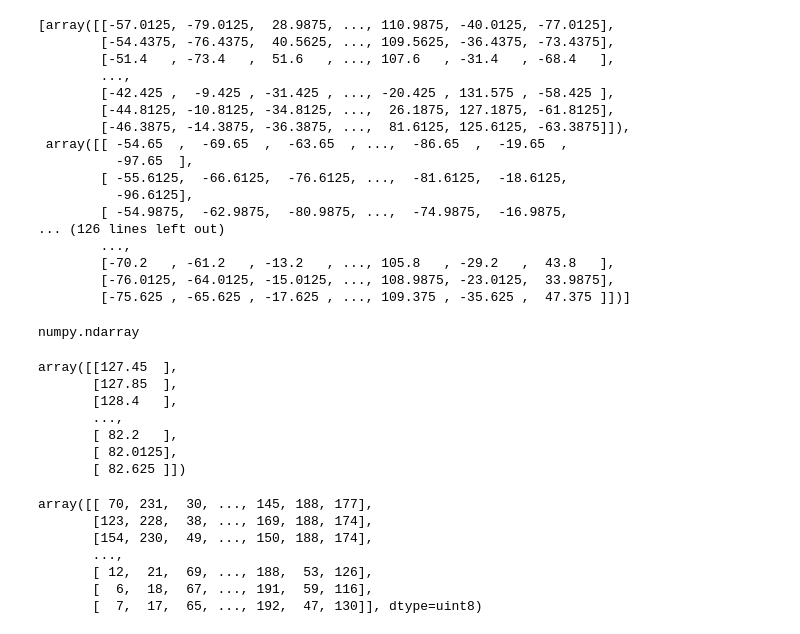
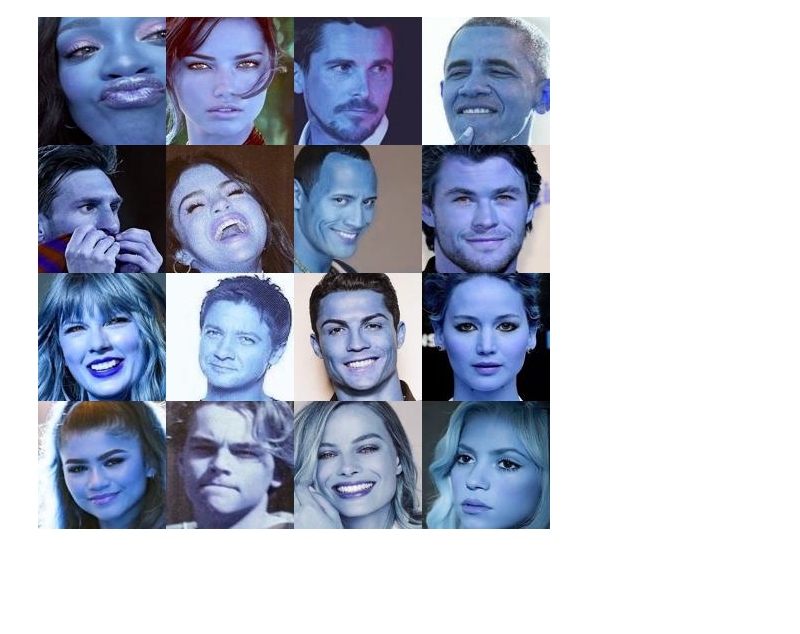
Before and after one commit to NatalTiger26/Digital-Attendence, a Jupyter notebook: Shreya.ipynb, the cells around one changed output. Saved outputs shown, nothing was run; the diff lists cells and outputs as text; code cells hidden in the pictures; blank space fills up the shorter version.

```diff
--- a/Shreya.ipynb
+++ b/Shreya.ipynb
@@ -299,47 +136,25 @@ distance_test("Chris.jpeg")
  ['Selena Gomez', 11511.113501748358],
  ['Adriana Lima', 12038.3014644721],
  ['Rihanna', 12140.37584946291]]
-# %%
-normalized_face_vector
-# %% [output]
-[array([[-57.0125, -79.0125,  28.9875, ..., 110.9875, -40.0125, -77.0125],
-        [-54.4375, -76.4375,  40.5625, ..., 109.5625, -36.4375, -73.4375],
-        [-51.4   , -73.4   ,  51.6   , ..., 107.6   , -31.4   , -68.4   ],
-        ...,
-        [-42.425 ,  -9.425 , -31.425 , ..., -20.425 , 131.575 , -58.425 ],
-        [-44.8125, -10.8125, -34.8125, ...,  26.1875, 127.1875, -61.8125],
-        [-46.3875, -14.3875, -36.3875, ...,  81.6125, 125.6125, -63.3875]]),
- array([[ -54.65  ,  -69.65  ,  -63.65  , ...,  -86.65  ,  -19.65  ,
-          -97.65  ],
-        [ -55.6125,  -66.6125,  -76.6125, ...,  -81.6125,  -18.6125,
-          -96.6125],
-        [ -54.9875,  -62.9875,  -80.9875, ...,  -74.9875,  -16.9875,
-... (126 lines left out)
-        ...,
-        [-70.2   , -61.2   , -13.2   , ..., 105.8   , -29.2   ,  43.8   ],
-        [-76.0125, -64.0125, -15.0125, ..., 108.9875, -23.0125,  33.9875],
-        [-75.625 , -65.625 , -17.625 , ..., 109.375 , -35.625 ,  47.375 ]])]
-# %%
-type(avg_face_vector)
-# %% [output]
-numpy.ndarray
-# %%
-avg_face_vector
-# %% [output]
-array([[127.45  ],
-       [127.85  ],
-       [128.4   ],
-       ...,
-       [ 82.2   ],
-       [ 82.0125],
-       [ 82.625 ]])
-# %%
-face_vector
-# %% [output]
-array([[ 70, 231,  30, ..., 145, 188, 177],
-       [123, 228,  38, ..., 169, 188, 174],
-       [154, 230,  49, ..., 150, 188, 174],
-       ...,
-       [ 12,  21,  69, ..., 188,  53, 126],
-       [  6,  18,  67, ..., 191,  59, 116],
-       [  7,  17,  65, ..., 192,  47, 130]], dtype=uint8)
+# %%
+# Reading the image
+img = cv2.imread(r'Collages/Collage_75.jpg')
+
+# Converting image to grayscale
+gray_img = cv2.cvtColor(img, cv2.COLOR_BGR2GRAY)
+
+# Loading the required haar-cascade xml classifier file
+haar_cascade = cv2.CascadeClassifier('Haarcascade_frontalface_default.xml')
+
+# Applying the face detection method on the grayscale image
+
+faces_rect = haar_cascade.detectMultiScale(gray_img, 1.05, 7)
+# Iterating through rectangles of detected faces
+#for (x, y, w, h) in faces_rect:
+    #cv2.rectangle(img, (x, y), (x+w, y+h), (127, 0, 255), 2)
+cv2.imshow('Detected faces', img)
+cv2.destroyAllWindows()
+# %%
+Image.fromarray(img)
+# %% [output]
+[figure, added]
```
Also changed, not shown: parts of 18 cells of this notebook, 1 other file.
